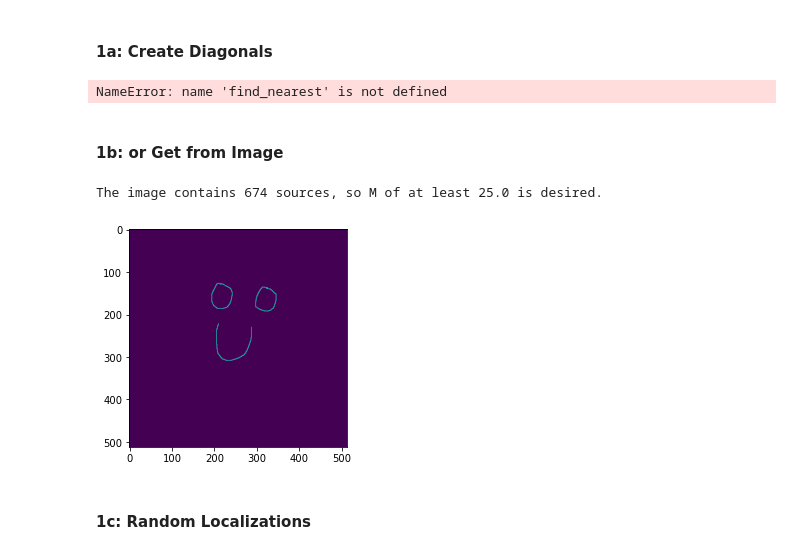
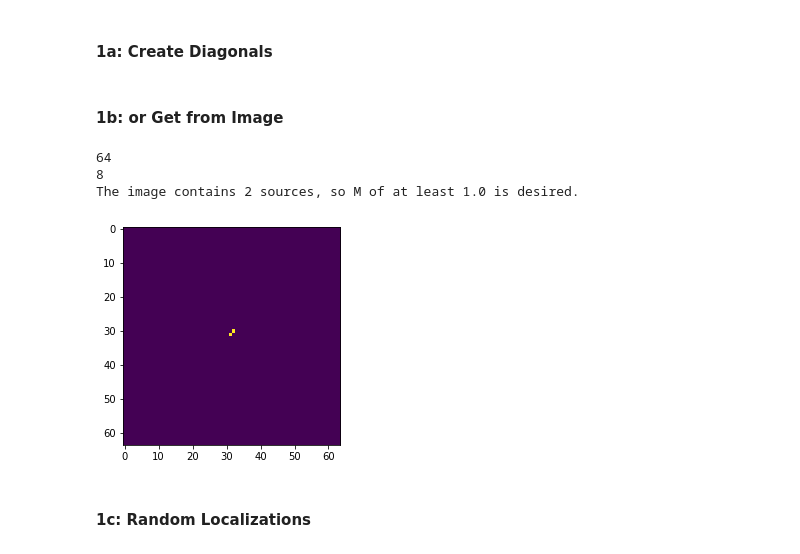
Before and after one commit to ElasticDuckCode/MUSIC_Microscopy, a Jupyter notebook: MUSIC_Microscopy.ipynb, the cells around one changed output. Cells and saved outputs as stored; diff of their text form; code cells hidden in the pictures.

```diff
--- a/MUSIC_Microscopy.ipynb
+++ b/MUSIC_Microscopy.ipynb
@@ -19,14 +20,14 @@ from numba import njit, prange
 ## Program Parameters
 # %%
 class params:
-    k     = 10      # Source number
-    M     = 16      # Sensor array size (assuming square)
-    Q     = 128     # MUSIC 'Resolution'
-    T     = 1000     # Snapshot number
-    noise = 0.01    # Noise power
+    k     = 2      # Source number
+    M     = 8      # Sensor array size (assuming square)
+    Q     = 64     # MUSIC 'Resolution'
+    T     = 20     # Snapshot number
+    noise = 0.00    # Noise power
     width = 1       # Sensors are placed between [-width,width]
-    sep   = 1/3     # Source inter-separation distance
-    sig   = 1/((M-1)/2)    # Gaussian kernel variance
+    sep   = 1/10     # Source inter-separation distance
+    sig   = 0.25/((M-1)/2)    # Gaussian kernel variance
     #sig = 1
 
 p = params()
@@ -63,6 +64,15 @@ def find_nearest(array, value):
     array = np.asarray(array)
     idx = (np.abs(array - value)).argmin()
     return idx,array[idx]
+
+#https://stackoverflow.com/questions/12201577/how-can-i-convert-an-rgb-image-into-grayscale-in-python
+# no need to import extra module
+def rgb2gray(rgb):
+
+    r, g, b = rgb[:,:,0], rgb[:,:,1], rgb[:,:,2]
+    gray = 0.2989 * r + 0.5870 * g + 0.1140 * b
+
+    return gray
 # %% [markdown]
 #### 1a: Create Diagonals
 # %%
@@ -79,48 +89,52 @@ truth_img = np.zeros((p.Q,p.Q))
 for x,y in r_k:
     indx,_ = find_nearest(hr_sx,x)
     indy,_ = find_nearest(hr_sy,y)
-    truth_img[indx,indy] = 1
+    truth_img[indx,indy] = 1.0
-# %% [output]
-NameError: name 'find_nearest' is not defined
 # %% [markdown]
 #### 1b: or Get from Image
 # %%
 # Generate 2D source positions from image
 #img = plt.imread("multidiag3.tif")
-img = np.array(Image.open('smile512.tif'))
-
+img = np.array(Image.open('truths/truth_0.png'))
+img = rgb2gray(img)
 
 # Get HR grid size from image instead
 p.Q = img.shape[0]
 
 ####
 p.M = p.Q//8
-p.sig   = 1/((p.M-1)/2)
+p.sig   = 0.25/((p.M-1)/2)
+
+print(p.Q)
+print(p.M)
 
 # Create that HR grid w/ proper distances
 hr_sx = np.linspace(-p.width,p.width,p.Q).reshape(-1,1)
 hr_sy = np.linspace(-p.width,p.width,p.Q).reshape(-1,1)
 
 # Get non-zero indicies from truth
 r_ind = np.asarray(np.nonzero(img.T)).T
 
 # Get number of sources
 p.k = r_ind.shape[0]
 print('The image contains {} sources, so M of at least {} is desired.'.format(p.k,np.floor(np.sqrt(p.k))))
 
 # Convert it to distances, and finalize r_k
 r_kx = hr_sx[r_ind[:,0]]
 r_ky = hr_sy[r_ind[:,1]]
 r_k  = np.hstack((r_kx,r_ky))
 
-# Assign truth to proper variable
-truth_img = img
-
+# Assign truth to proper float variable
+truth_img = np.zeros((p.Q,p.Q),dtype=float)
+for n,m in r_ind:
+    truth_img[m,n] = 1.0
 plt.imshow(truth_img)
 plt.show()
 # %% [output]
-The image contains 674 sources, so M of at least 25.0 is desired.
+64
+8
+The image contains 2 sources, so M of at least 1.0 is desired.
-[figure, old version]
+[figure, new version]
 # %% [markdown]
 #### 1c: Random Localizations
 # %%
```
Also changed, not shown: parts of 9 cells of this notebook, 4 other files.
